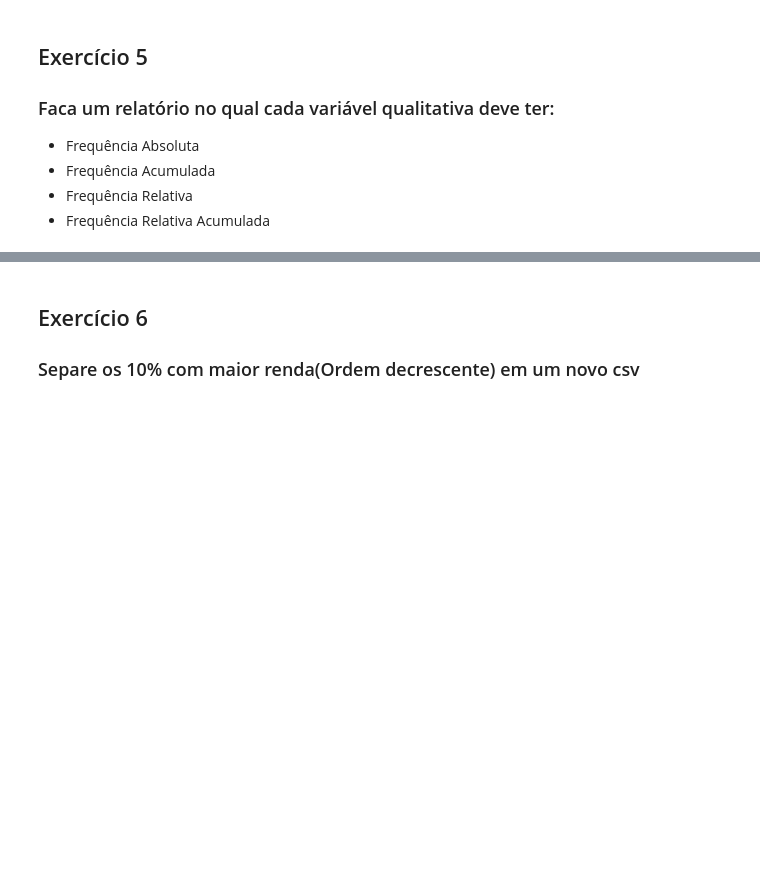
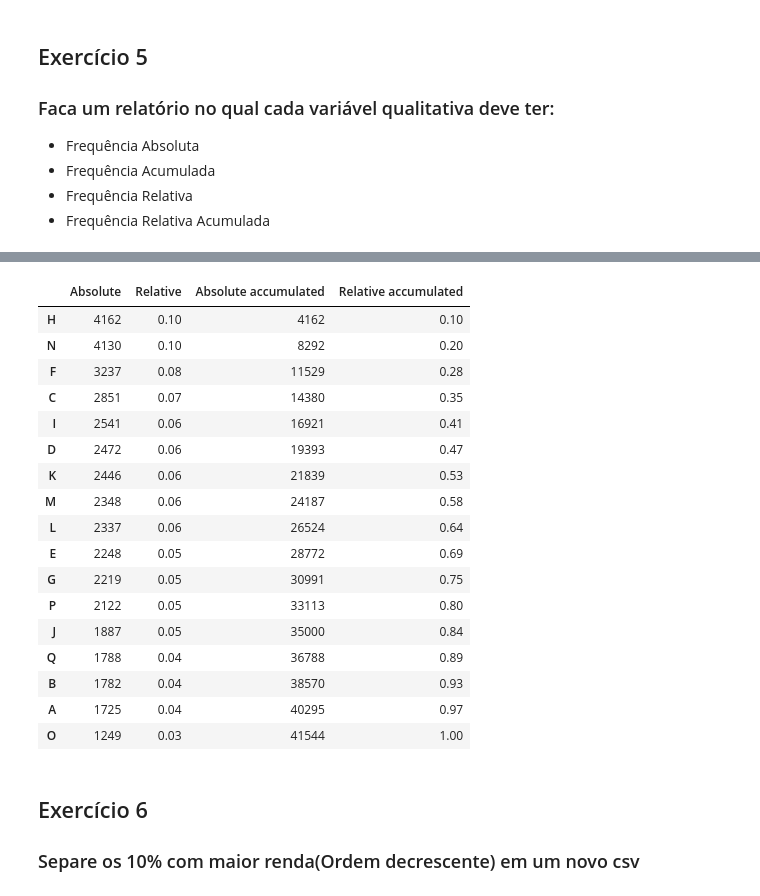
Before and after one commit to wandgibaut/lets_code_g6, a Jupyter notebook: main.ipynb, the cells around one changed output, grey strips where cells are left out. Cells and saved outputs as stored; diff of their text form; code cells hidden in the pictures; blank space fills up the shorter version.

```diff
--- a/main.ipynb
+++ b/main.ipynb
@@ -114,3 +175,24 @@ report['Household Head Sex']
+# %%
+report['Region'].round(2)
+# %% [output]
+|  | Absolute | Relative | Absolute accumulated | Relative accumulated |
+| H | 4162 | 0.10 | 4162 | 0.10 |
+| N | 4130 | 0.10 | 8292 | 0.20 |
+| F | 3237 | 0.08 | 11529 | 0.28 |
+| C | 2851 | 0.07 | 14380 | 0.35 |
+| I | 2541 | 0.06 | 16921 | 0.41 |
+| D | 2472 | 0.06 | 19393 | 0.47 |
+| K | 2446 | 0.06 | 21839 | 0.53 |
+| M | 2348 | 0.06 | 24187 | 0.58 |
+| L | 2337 | 0.06 | 26524 | 0.64 |
+| E | 2248 | 0.05 | 28772 | 0.69 |
+| G | 2219 | 0.05 | 30991 | 0.75 |
+| P | 2122 | 0.05 | 33113 | 0.80 |
+| J | 1887 | 0.05 | 35000 | 0.84 |
+| Q | 1788 | 0.04 | 36788 | 0.89 |
+| B | 1782 | 0.04 | 38570 | 0.93 |
+| A | 1725 | 0.04 | 40295 | 0.97 |
+| O | 1249 | 0.03 | 41544 | 1.00 |
 # %% [markdown]
 <h2>Exercício 6</h2>
 <h3>Separe os 10% com maior renda(Ordem decrescente) em um novo csv</h3>
```
Also changed, not shown: parts of 11 cells of this notebook.
